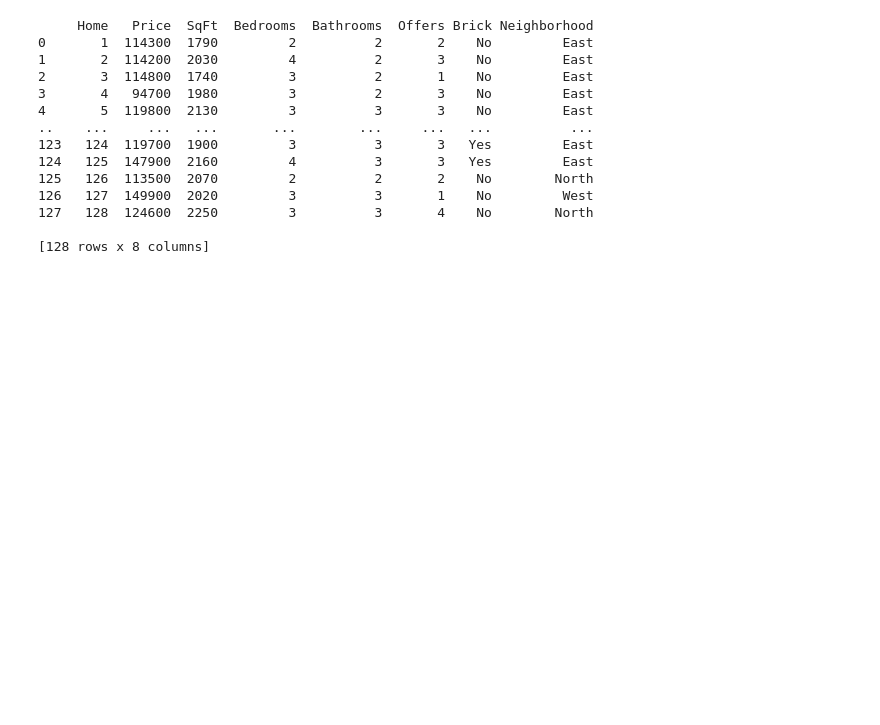
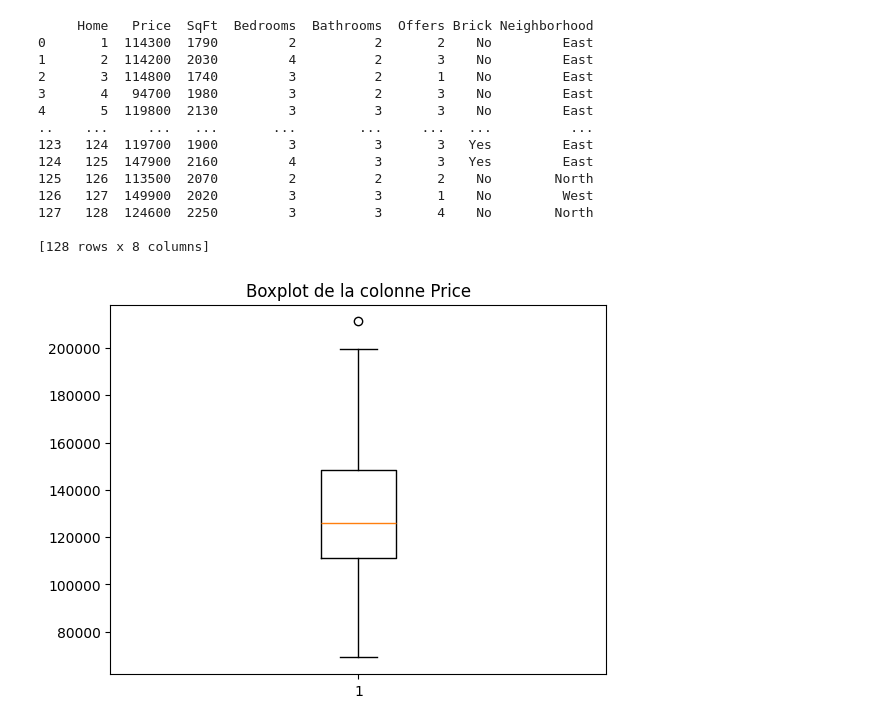
Before and after one commit to Ai-ENGINEER-s/supervised-Learning, a Jupyter notebook: scalling_methods/scalling.ipynb, the cells around one changed output. Saved outputs shown, nothing was run; the diff lists cells and outputs as text; code cells hidden in the pictures; blank space fills up the shorter version.

```diff
--- a/scalling_methods/scalling.ipynb
+++ b/scalling_methods/scalling.ipynb
@@ -49,3 +49,9 @@ print(df)
 127   128  124600  2250         3          3       4    No        North
 
 [128 rows x 8 columns]
+# %%
+plt.boxplot(df['Price'])
+plt.title('Boxplot de la colonne Price')
+plt.show()
+# %% [output]
+[figure, added]
```
Also changed, not shown: parts of 1 cell of this notebook.
